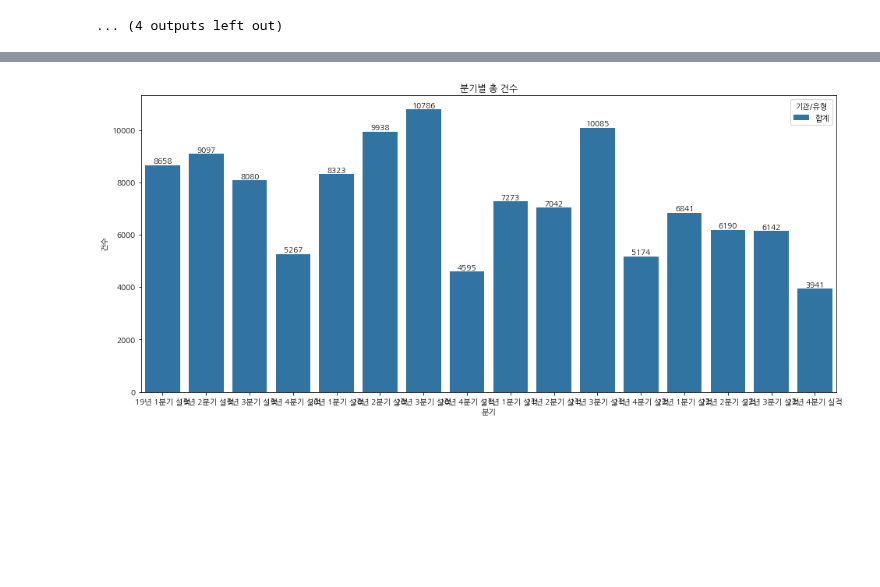
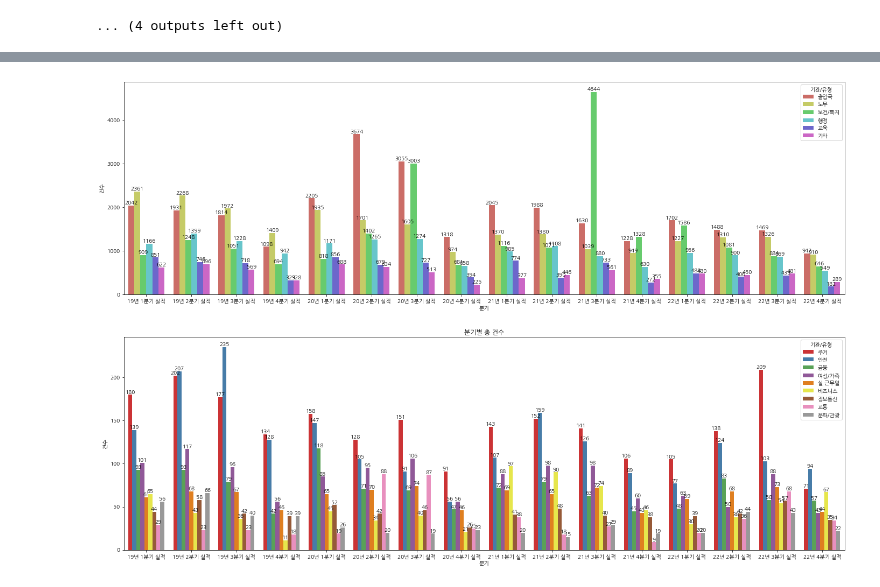
Before and after one commit to jsh0551/data_analysis_practice, a Jupyter notebook: 서울 열린데이터 광장/서울글로벌센터 분기별 상담실적.ipynb, the cells around one changed output, grey strips where cells are left out. Saved outputs shown, nothing was run; the diff lists cells and outputs as text; code cells hidden in the pictures; blank space fills up the shorter version.

```diff
--- a/서울 열린데이터 광장/서울글로벌센터 분기별 상담실적.ipynb
+++ b/서울 열린데이터 광장/서울글로벌센터 분기별 상담실적.ipynb
@@ -133,25 +171,40 @@ df[df['기관/유형']=='교통']
 # %%
 q_list = ['19년 1분기 실적','19년 2분기 실적','19년 3분기 실적','19년 4분기 실적',
         '20년 1분기 실적','20년 2분기 실적','20년 3분기 실적','20년 4분기 실적',
         '21년 1분기 실적','21년 2분기 실적','21년 3분기 실적','21년 4분기 실적',
         '22년 1분기 실적','22년 2분기 실적','22년 3분기 실적','22년 4분기 실적']
+
+type1 = ['출입국','노무','보건/복지','행정','교육','기타']
+type2 = ['주거','안전','금융','여성/가족','실 근무일','비즈니스','정보통신','교통','문화/관광']
+colors1 = sns.color_palette('hls',6)
+colors2 = sns.color_palette('Set1',9)
+
 def convert_shape(df,c):
     new_df = pd.DataFrame([c for _ in range(16)],columns=['기관/유형'])
     new_df['분기'] = q_list
     new_df['건수'] = df[df['기관/유형']==c].sort_values('년')[['1/4분기 실적','2/4분기 실적','3/4분기 실적','4/4분기 실적']].values.reshape(16)
     return new_df
 
-convert_df = pd.DataFrame()
-# for c in df['기관/유형'].unique():
-convert_df = pd.concat([convert_df,convert_shape(df,'합계')])
-convert_df.reset_index(drop=True,inplace=True)
+convert_df1 = pd.DataFrame()
+for c in type1:
+    convert_df1 = pd.concat([convert_df1,convert_shape(df,c)])
+convert_df1.reset_index(drop=True,inplace=True)
+
+convert_df2 = pd.DataFrame()
+for c in type2:
+    convert_df2 = pd.concat([convert_df2,convert_shape(df,c)])
+convert_df2.reset_index(drop=True,inplace=True)
 
 
+fig,axes = plt.subplots(2,1,figsize=(24,16))
+g1=sns.barplot(data=convert_df1,x='분기',y='건수',hue='기관/유형',ax=axes[0],palette=colors1)
+plt.title(f'분기별 총 건수')
+for container in g1.containers:
+    g1.bar_label(container)
 
-plt.figure(figsize=(16,7))
-ax=sns.barplot(data=convert_df,x='분기',y='건수',hue='기관/유형')
+g2=sns.barplot(data=convert_df2,x='분기',y='건수',hue='기관/유형',ax=axes[1],palette=colors2)
 plt.title(f'분기별 총 건수')
-for container in ax.containers:
-    ax.bar_label(container)
+for container in g2.containers:
+    g2.bar_label(container)
 # %% [output]
-[figure, old version]
+[figure, new version]
```
Also changed, not shown: parts of 2 cells of this notebook.
